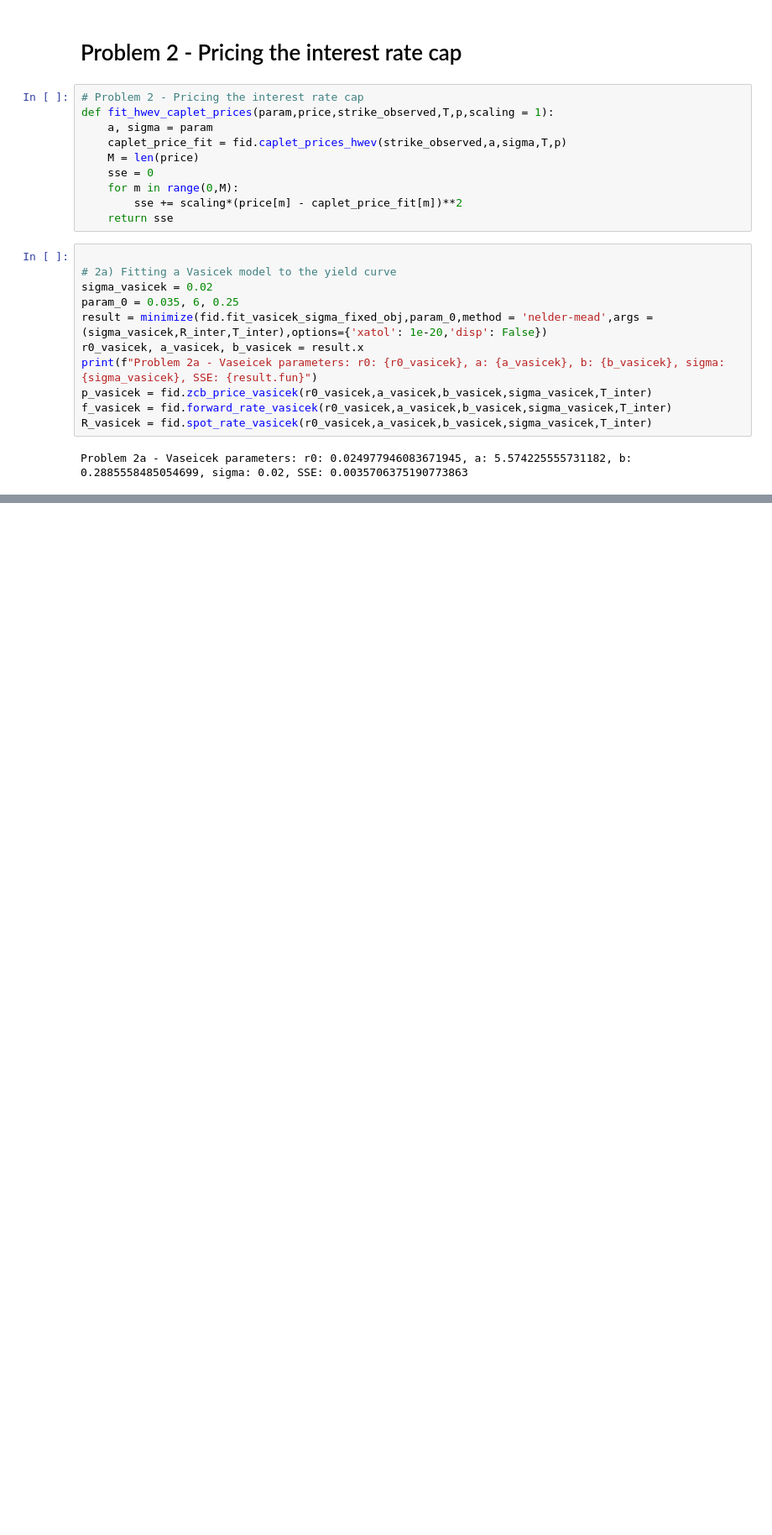
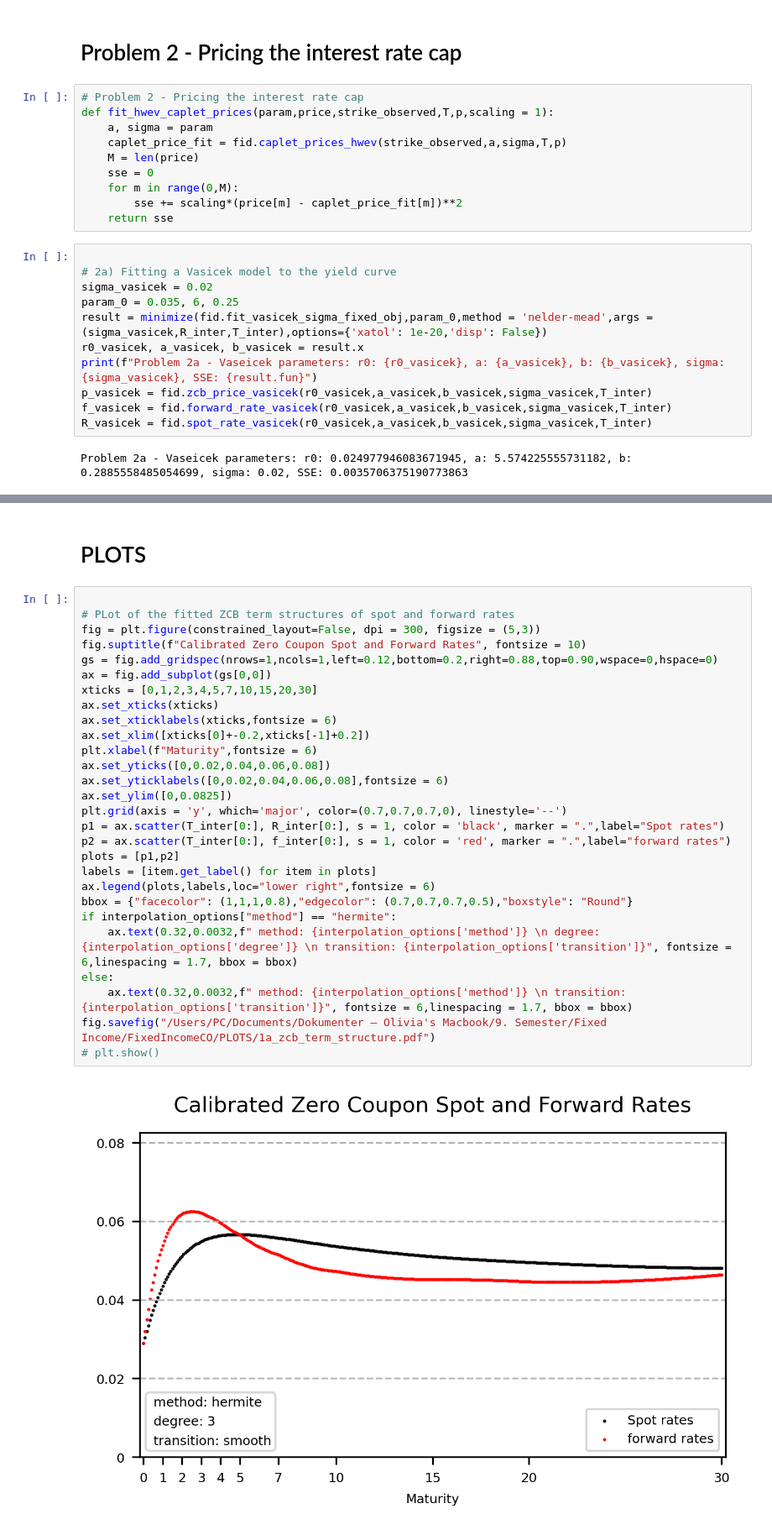
Before and after one commit to oliviarytter/FixedIncomeCO, a Jupyter notebook: Fixed_Income_Exam/04_Exams/Exam_E2024_Jan.ipynb, the cells around one changed output, grey strips where cells are left out. Shown at 84% size. Cells and saved outputs as stored; diff of their text form; blank space fills up the shorter version.

```diff
--- a/Fixed_Income_Exam/04_Exams/Exam_E2024_Jan.ipynb
+++ b/Fixed_Income_Exam/04_Exams/Exam_E2024_Jan.ipynb
@@ -163,0 +268,32 @@ print(f"Problem 2d - price_cap: {10000*price_cap}, premium_cap: {10000*premium_c
+# %% [markdown]
+# PLOTS
+# %%
+
+# PLot of the fitted ZCB term structures of spot and forward rates
+fig = plt.figure(constrained_layout=False, dpi = 300, figsize = (5,3))
+fig.suptitle(f"Calibrated Zero Coupon Spot and Forward Rates", fontsize = 10)
+gs = fig.add_gridspec(nrows=1,ncols=1,left=0.12,bottom=0.2,right=0.88,top=0.90,wspace=0,hspace=0)
+ax = fig.add_subplot(gs[0,0])
+xticks = [0,1,2,3,4,5,7,10,15,20,30]
+ax.set_xticks(xticks)
+ax.set_xticklabels(xticks,fontsize = 6)
+ax.set_xlim([xticks[0]+-0.2,xticks[-1]+0.2])
+plt.xlabel(f"Maturity",fontsize = 6)
+ax.set_yticks([0,0.02,0.04,0.06,0.08])
+ax.set_yticklabels([0,0.02,0.04,0.06,0.08],fontsize = 6)
+ax.set_ylim([0,0.0825])
+plt.grid(axis = 'y', which='major', color=(0.7,0.7,0.7,0), linestyle='--')
+p1 = ax.scatter(T_inter[0:], R_inter[0:], s = 1, color = 'black', marker = ".",label="Spot rates")
+p2 = ax.scatter(T_inter[0:], f_inter[0:], s = 1, color = 'red', marker = ".",label="forward rates")
+plots = [p1,p2]
+labels = [item.get_label() for item in plots]
+ax.legend(plots,labels,loc="lower right",fontsize = 6)
+bbox = {"facecolor": (1,1,1,0.8),"edgecolor": (0.7,0.7,0.7,0.5),"boxstyle": "Round"}
+if interpolation_options["method"] == "hermite":
+    ax.text(0.32,0.0032,f" method: {interpolation_options['method']} \n degree: {interpolation_options['degree']} \n transition: {interpolation_options['transition']}", fontsize = 6,linespacing = 1.7, bbox = bbox)
+else:
+    ax.text(0.32,0.0032,f" method: {interpolation_options['method']} \n transition: {interpolation_options['transition']}", fontsize = 6,linespacing = 1.7, bbox = bbox)
+fig.savefig("/Users/PC/Documents/Dokumenter – Olivia's Macbook/9. Semester/Fixed Income/FixedIncomeCO/PLOTS/1a_zcb_term_structure.pdf")
+# plt.show()
+# %% [output]
+[figure, added]
```
Also changed, not shown: parts of 17 cells of this notebook, 3 other files.
